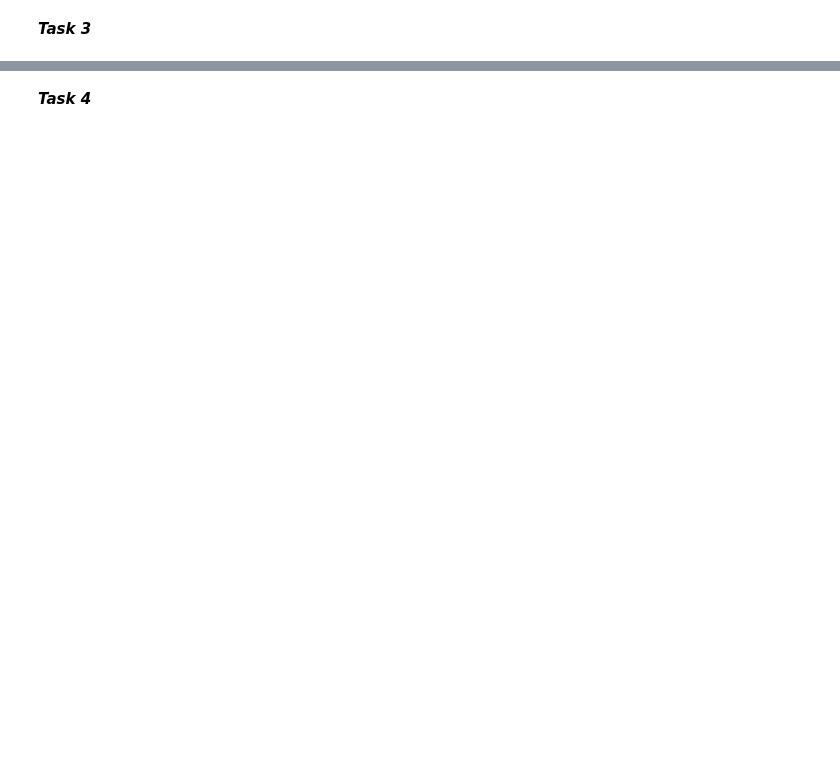
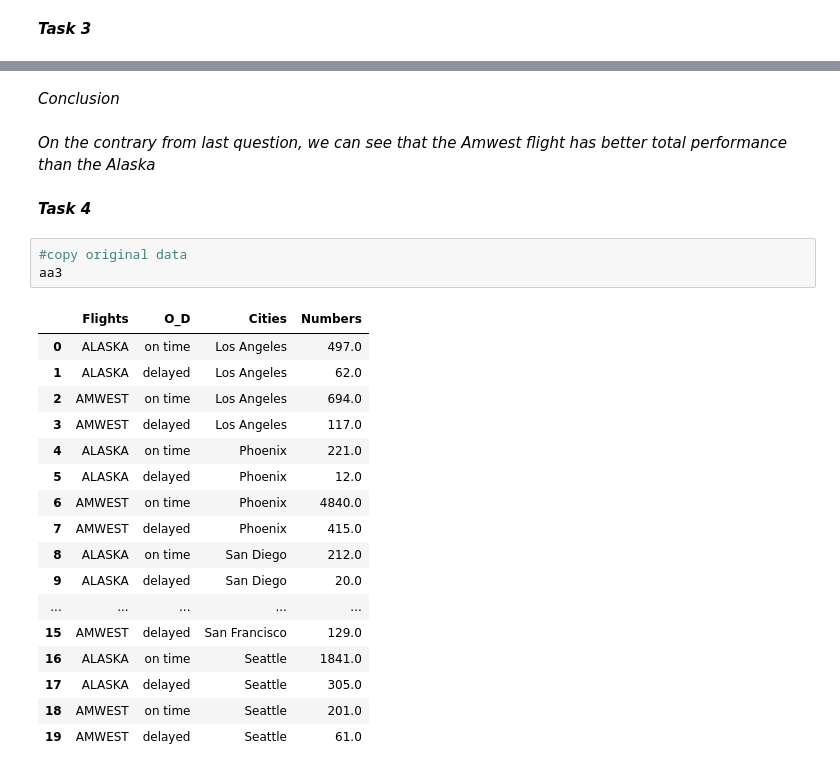
Before and after one commit to ak47m1a1/DBDA-python, a Jupyter notebook: R_Li_w9_assn.ipynb, the cells around one changed output, grey strips where cells are left out. Saved outputs shown, nothing was run; the diff lists cells and outputs as text; blank space fills up the shorter version.

```diff
--- a/R_Li_w9_assn.ipynb
+++ b/R_Li_w9_assn.ipynb
@@ -41,2 +248,27 @@ aa2
+# %% [markdown]
+*Conclusion*
+# %% [markdown]
+*On the contrary from last question, we can see that the Amwest flight has better total performance than the Alaska*
 # %% [markdown]
 ***Task 4***
+# %%
+#copy original data
+aa3
+# %% [output]
+|  | Flights | O_D | Cities | Numbers |
+| 0 | ALASKA | on time | Los Angeles | 497.0 |
+| 1 | ALASKA | delayed | Los Angeles | 62.0 |
+| 2 | AMWEST | on time | Los Angeles | 694.0 |
+| 3 | AMWEST | delayed | Los Angeles | 117.0 |
+| 4 | ALASKA | on time | Phoenix | 221.0 |
+| 5 | ALASKA | delayed | Phoenix | 12.0 |
+| 6 | AMWEST | on time | Phoenix | 4840.0 |
+| 7 | AMWEST | delayed | Phoenix | 415.0 |
+| 8 | ALASKA | on time | San Diego | 212.0 |
+| 9 | ALASKA | delayed | San Diego | 20.0 |
+| ... | ... | ... | ... | ... |
+| 15 | AMWEST | delayed | San Francisco | 129.0 |
+| 16 | ALASKA | on time | Seattle | 1841.0 |
+| 17 | ALASKA | delayed | Seattle | 305.0 |
+| 18 | AMWEST | on time | Seattle | 201.0 |
+| 19 | AMWEST | delayed | Seattle | 61.0 |
```
Also changed, not shown: parts of 23 cells of this notebook.
